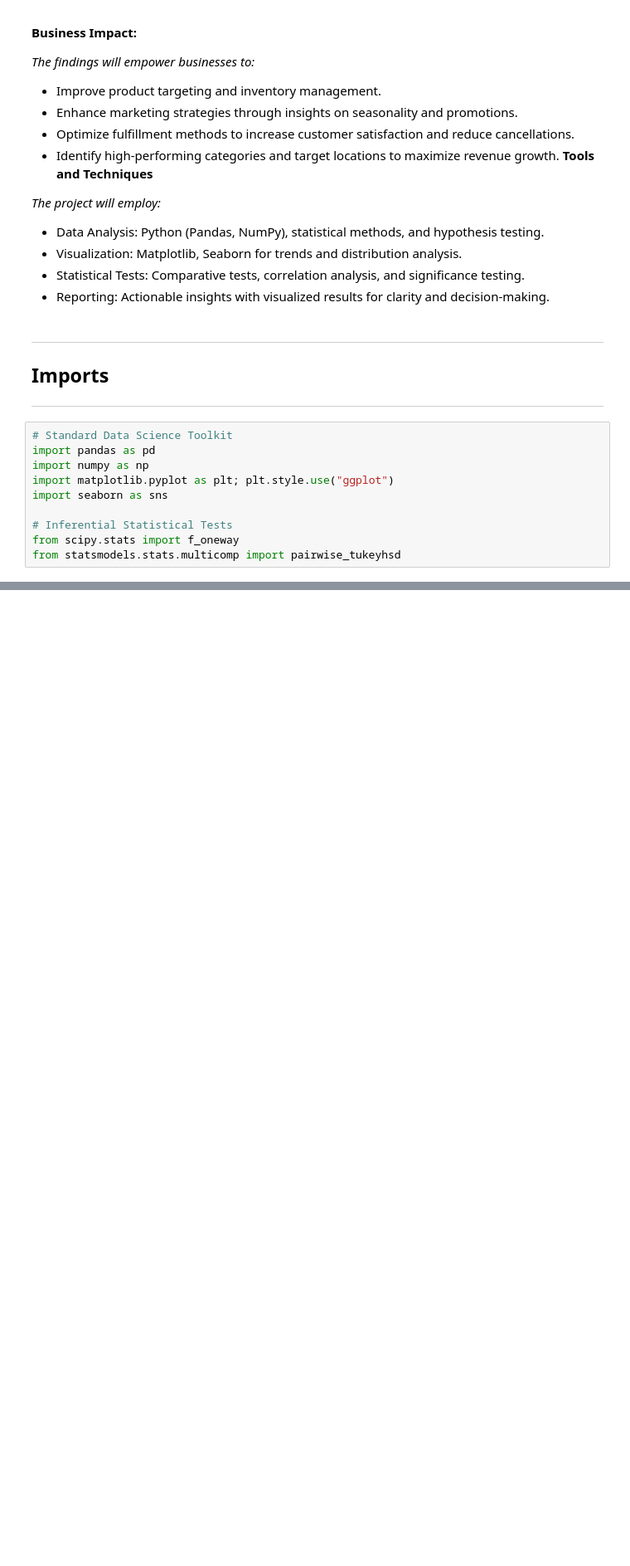
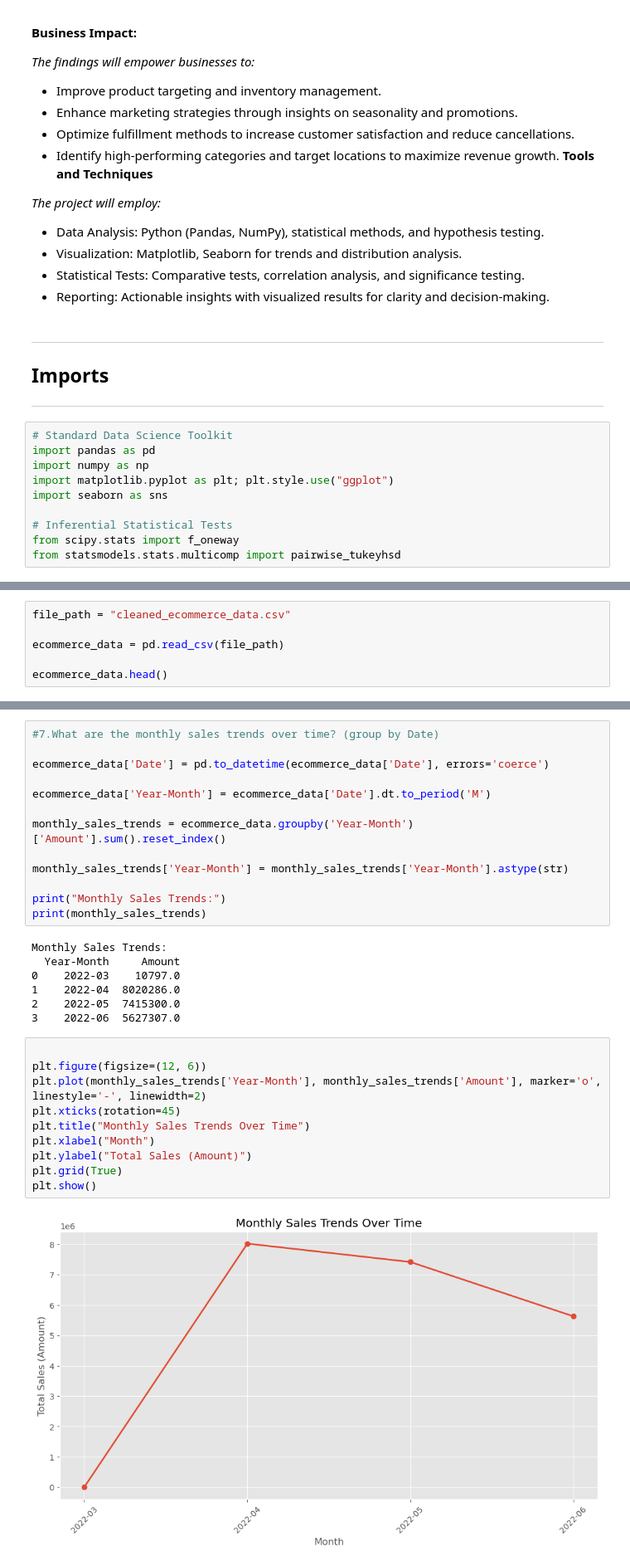
Before and after one commit to ElifSurucu/Analyzing-E-Commerce-Sales-Performance, a Jupyter notebook: Analysis_Notebook.ipynb, the cells around one changed output, grey strips where cells are left out. Shown at 83% size. Saved outputs shown, nothing was run; the diff lists cells and outputs as text; blank space fills up the shorter version.

```diff
--- a/Analysis_Notebook.ipynb
+++ b/Analysis_Notebook.ipynb
@@ -83,0 +88,6 @@ from statsmodels.stats.multicomp import pairwise_tukeyhsd
+# %%
+file_path = "cleaned_ecommerce_data.csv"
+
+ecommerce_data = pd.read_csv(file_path)
+
+ecommerce_data.head()
@@ -124,0 +244,32 @@ ________________________________________
+# %%
+#7.What are the monthly sales trends over time? (group by Date)
+
+ecommerce_data['Date'] = pd.to_datetime(ecommerce_data['Date'], errors='coerce')
+
+ecommerce_data['Year-Month'] = ecommerce_data['Date'].dt.to_period('M')
+
+monthly_sales_trends = ecommerce_data.groupby('Year-Month')['Amount'].sum().reset_index()
+
+monthly_sales_trends['Year-Month'] = monthly_sales_trends['Year-Month'].astype(str)
+
+print("Monthly Sales Trends:")
+print(monthly_sales_trends)
+# %% [output]
+Monthly Sales Trends:
+  Year-Month     Amount
+0    2022-03    10797.0
+1    2022-04  8020286.0
+2    2022-05  7415300.0
+3    2022-06  5627307.0
+# %%
+
+plt.figure(figsize=(12, 6))
+plt.plot(monthly_sales_trends['Year-Month'], monthly_sales_trends['Amount'], marker='o', linestyle='-', linewidth=2)
+plt.xticks(rotation=45)
+plt.title("Monthly Sales Trends Over Time")
+plt.xlabel("Month")
+plt.ylabel("Total Sales (Amount)")
+plt.grid(True)
+plt.show()
+# %% [output]
+[figure, added]
```
Also changed, not shown: parts of 58 cells of this notebook, 1 other file.
